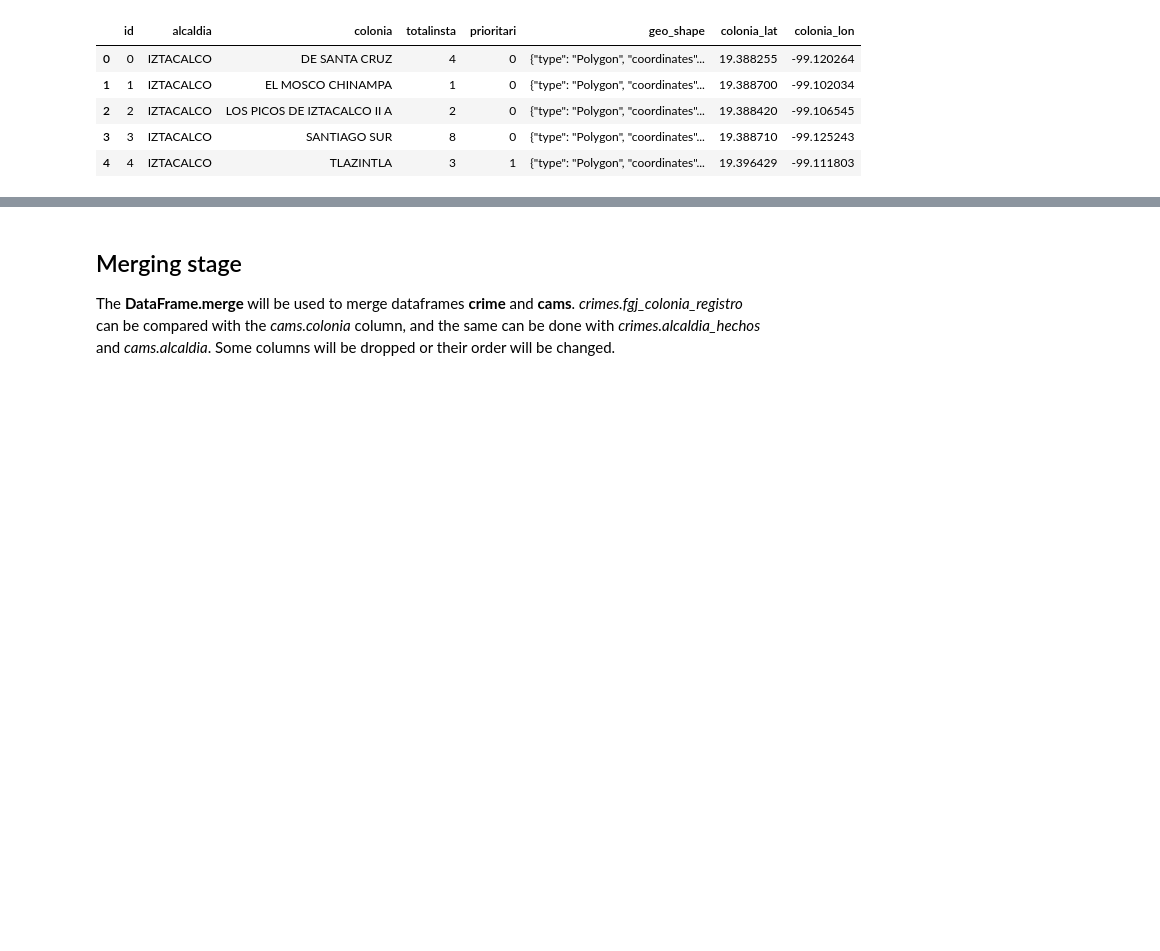
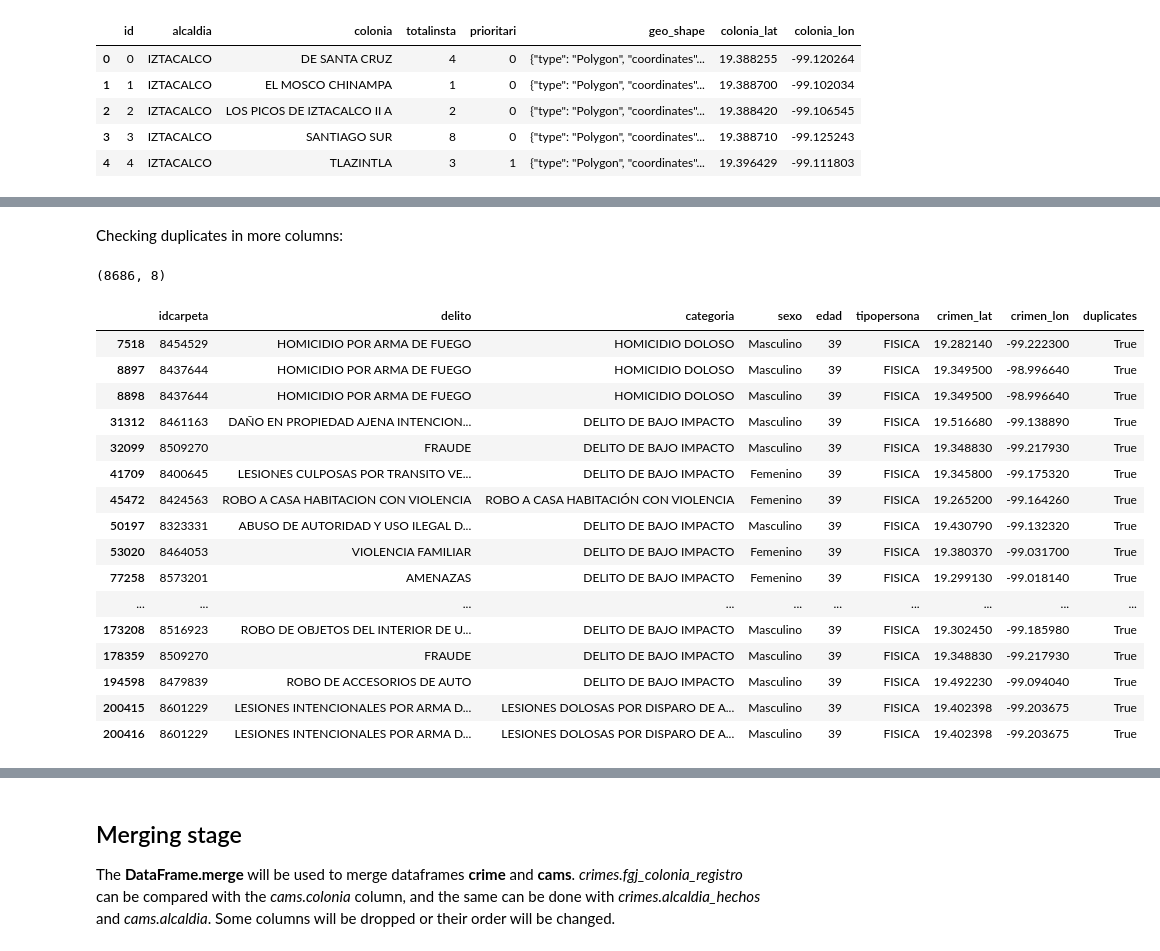
Before and after one commit to marcocasillas91/sdc-security, a Jupyter notebook: notebooks/1_first_datalake.ipynb, the cells around one changed output, grey strips where cells are left out. Drawn from its saved outputs; the diff is of its cells as text; code cells hidden in the pictures; blank space fills up the shorter version.

```diff
--- a/notebooks/1_first_datalake.ipynb
+++ b/notebooks/1_first_datalake.ipynb
@@ -286,0 +354,27 @@ cams.head()
+# %% [markdown]
+Checking duplicates in more columns:
+# %%
+duplicates = crimes[crimes.columns].duplicated(keep=False)
+duplicated_rows=crimes[duplicates].copy()
+print(duplicated_rows[['idcarpeta','delito','categoria','sexo','edad','tipopersona','crimen_lat','crimen_lon']].sort_values(by=['idcarpeta']).shape)
+duplicated_rows["duplicates"]=duplicates
+duplicated_rows[['idcarpeta','delito','categoria','sexo','edad','tipopersona','crimen_lat','crimen_lon','duplicates']].head(30)#sort_values(by=['idcarpeta']).head(30)
+# %% [output]
+(8686, 8)
+|  | idcarpeta | delito | categoria | sexo | edad | tipopersona | crimen_lat | crimen_lon | duplicates |
+| 7518 | 8454529 | HOMICIDIO POR ARMA DE FUEGO | HOMICIDIO DOLOSO | Masculino | 39 | FISICA | 19.282140 | -99.222300 | True |
+| 8897 | 8437644 | HOMICIDIO POR ARMA DE FUEGO | HOMICIDIO DOLOSO | Masculino | 39 | FISICA | 19.349500 | -98.996640 | True |
+| 8898 | 8437644 | HOMICIDIO POR ARMA DE FUEGO | HOMICIDIO DOLOSO | Masculino | 39 | FISICA | 19.349500 | -98.996640 | True |
+| 31312 | 8461163 | DAÑO EN PROPIEDAD AJENA INTENCION... | DELITO DE BAJO IMPACTO | Masculino | 39 | FISICA | 19.516680 | -99.138890 | True |
+| 32099 | 8509270 | FRAUDE | DELITO DE BAJO IMPACTO | Masculino | 39 | FISICA | 19.348830 | -99.217930 | True |
+| 41709 | 8400645 | LESIONES CULPOSAS POR TRANSITO VE... | DELITO DE BAJO IMPACTO | Femenino | 39 | FISICA | 19.345800 | -99.175320 | True |
+| 45472 | 8424563 | ROBO A CASA HABITACION CON VIOLENCIA | ROBO A CASA HABITACIÓN CON VIOLENCIA | Femenino | 39 | FISICA | 19.265200 | -99.164260 | True |
+| 50197 | 8323331 | ABUSO DE AUTORIDAD Y USO ILEGAL D... | DELITO DE BAJO IMPACTO | Masculino | 39 | FISICA | 19.430790 | -99.132320 | True |
+| 53020 | 8464053 | VIOLENCIA FAMILIAR | DELITO DE BAJO IMPACTO | Femenino | 39 | FISICA | 19.380370 | -99.031700 | True |
+| 77258 | 8573201 | AMENAZAS | DELITO DE BAJO IMPACTO | Femenino | 39 | FISICA | 19.299130 | -99.018140 | True |
+| ... | ... | ... | ... | ... | ... | ... | ... | ... | ... |
+| 173208 | 8516923 | ROBO DE OBJETOS DEL INTERIOR DE U... | DELITO DE BAJO IMPACTO | Masculino | 39 | FISICA | 19.302450 | -99.185980 | True |
+| 178359 | 8509270 | FRAUDE | DELITO DE BAJO IMPACTO | Masculino | 39 | FISICA | 19.348830 | -99.217930 | True |
+| 194598 | 8479839 | ROBO DE ACCESORIOS DE AUTO | DELITO DE BAJO IMPACTO | Masculino | 39 | FISICA | 19.492230 | -99.094040 | True |
+| 200415 | 8601229 | LESIONES INTENCIONALES POR ARMA D... | LESIONES DOLOSAS POR DISPARO DE A... | Masculino | 39 | FISICA | 19.402398 | -99.203675 | True |
+| 200416 | 8601229 | LESIONES INTENCIONALES POR ARMA D... | LESIONES DOLOSAS POR DISPARO DE A... | Masculino | 39 | FISICA | 19.402398 | -99.203675 | True |
```
Also changed, not shown: parts of 88 cells of this notebook.
